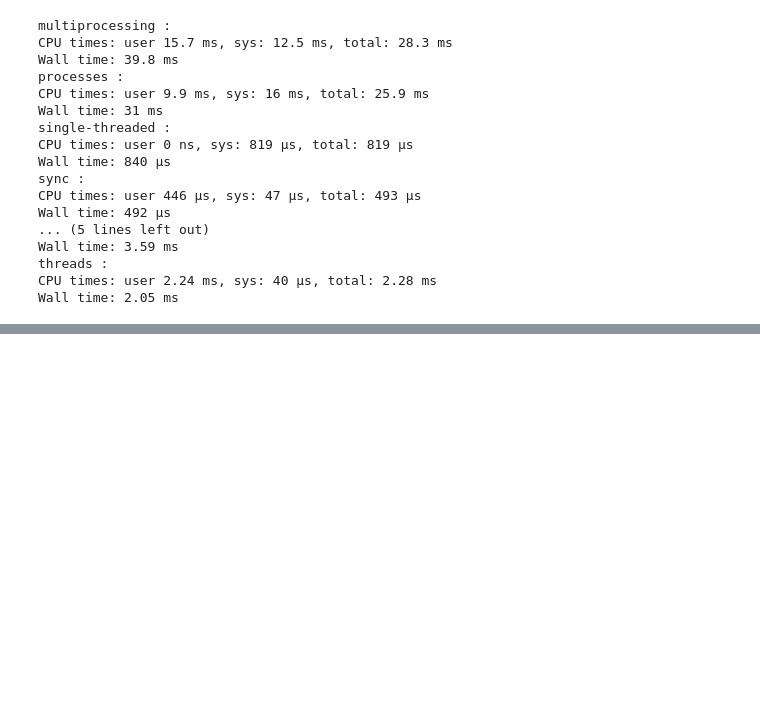
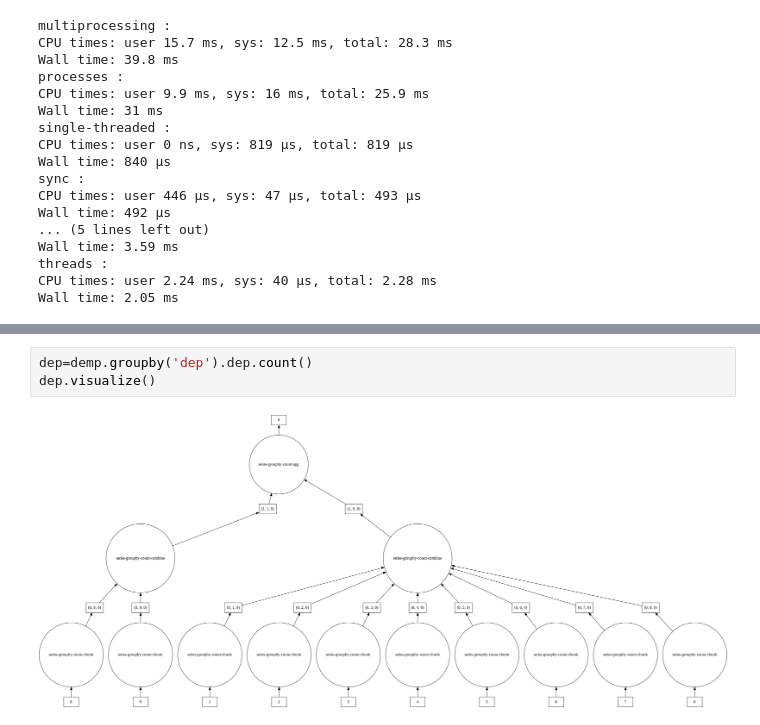
Before and after one commit to jtunde/Python, a Jupyter notebook: lab9.ipynb, the cells around one changed output, grey strips where cells are left out. Cells and saved outputs as stored; diff of their text form; blank space fills up the shorter version.

```diff
--- a/lab9.ipynb
+++ b/lab9.ipynb
@@ -157,0 +193,5 @@ NameError: ignored
+# %%
+dep=demp.groupby('dep').dep.count()
+dep.visualize()
+# %% [output]
+[figure, added]
```
Also changed, not shown: parts of 11 cells of this notebook.
